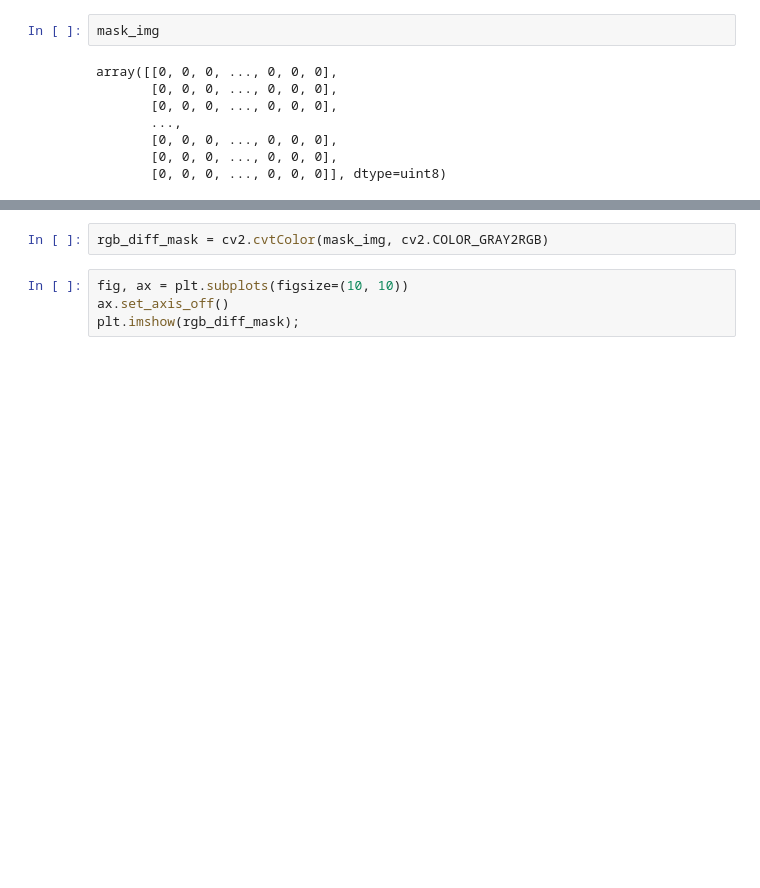
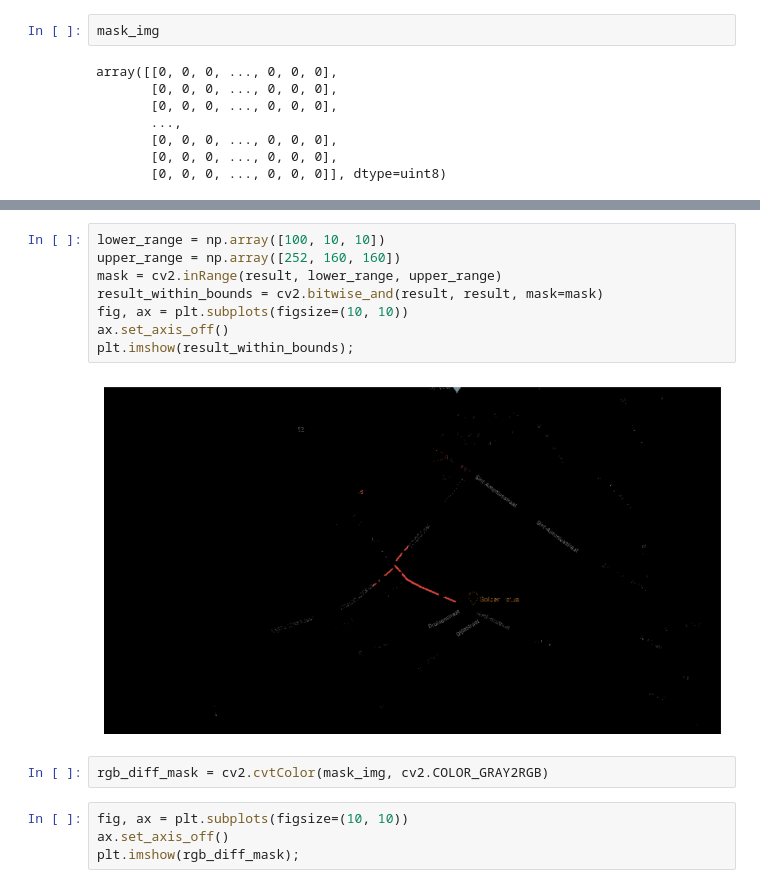
Before and after one commit to datarootsio/filedrukte_Craeybeckxlaan, a Jupyter notebook: calc_length.ipynb, the cells around one changed output, grey strips where cells are left out. Drawn from its saved outputs; the diff is of its cells as text; blank space fills up the shorter version.

```diff
--- a/calc_length.ipynb
+++ b/calc_length.ipynb
@@ -56,3 +63,13 @@ array([[0, 0, 0, ..., 0, 0, 0],
+# %%
+lower_range = np.array([100, 10, 10])
+upper_range = np.array([252, 160, 160])
+mask = cv2.inRange(result, lower_range, upper_range)
+result_within_bounds = cv2.bitwise_and(result, result, mask=mask)
+fig, ax = plt.subplots(figsize=(10, 10))
+ax.set_axis_off()
+plt.imshow(result_within_bounds);
+# %% [output]
+[figure, added]
 # %%
 rgb_diff_mask = cv2.cvtColor(mask_img, cv2.COLOR_GRAY2RGB)
 # %%
```
Also changed, not shown: parts of 12 cells of this notebook, 1 other file.
